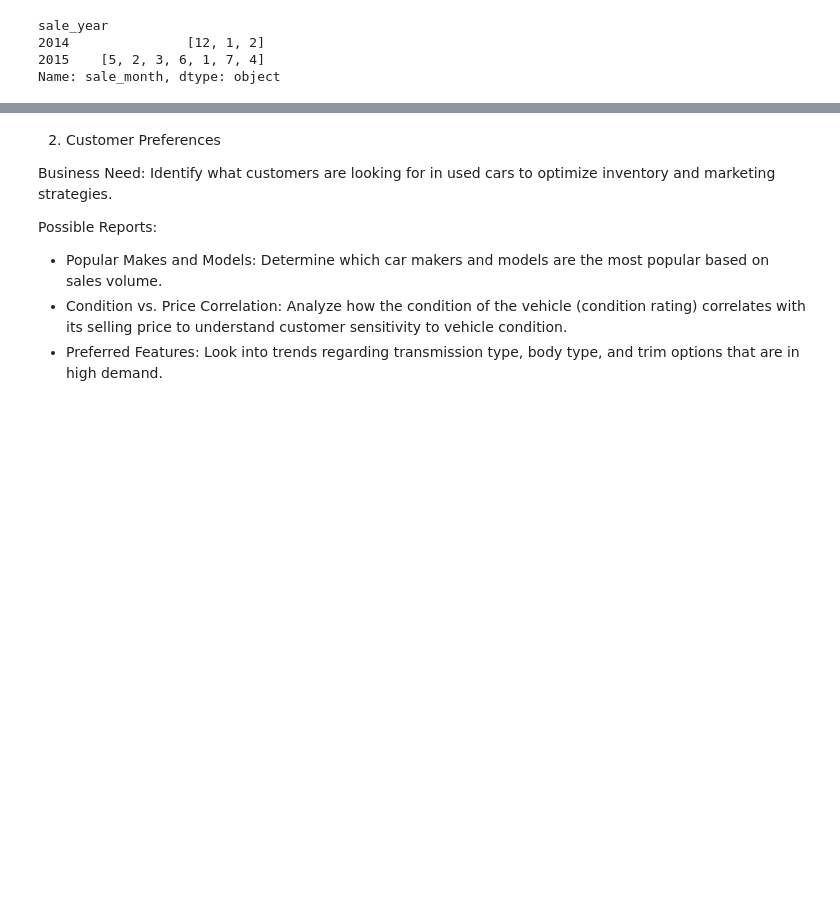
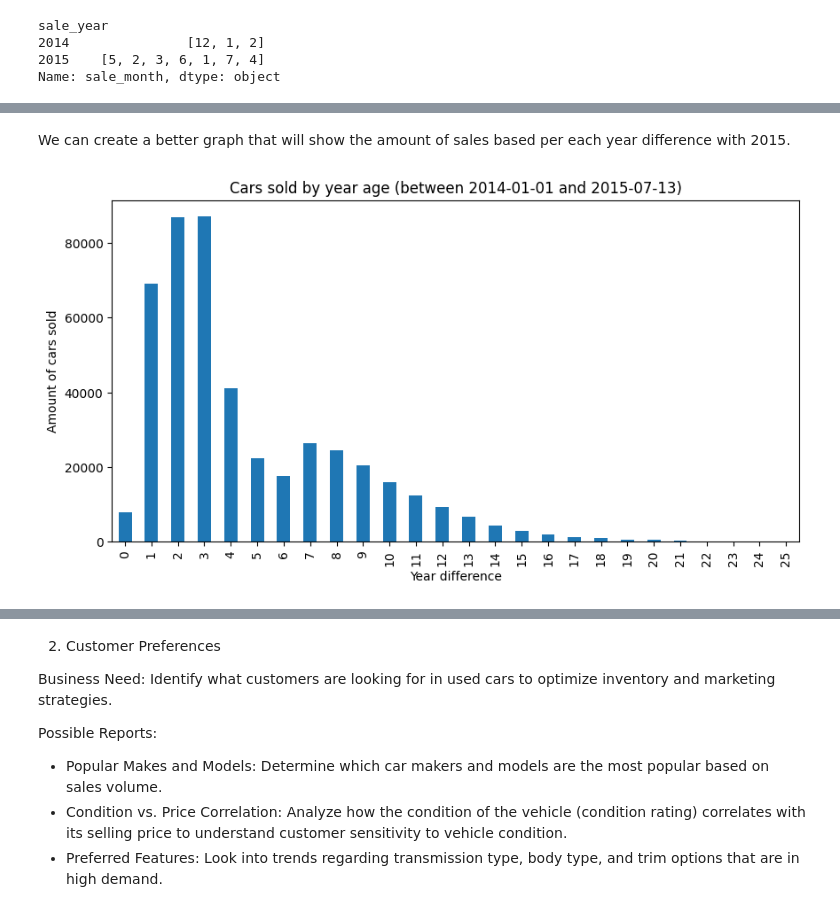
Before and after one commit to wizard86pz/cars_sales_us, a Jupyter notebook: ETL_cars.ipynb, the cells around one changed output, grey strips where cells are left out. Drawn from its saved outputs; the diff is of its cells as text; code cells hidden in the pictures; blank space fills up the shorter version.

```diff
--- a/ETL_cars.ipynb
+++ b/ETL_cars.ipynb
@@ -517,0 +544,12 @@ There are holes in the months: there are no data from March to november in 2014,
+# %% [markdown]
+We can create a better graph that will show the amount of sales based per each year difference with 2015.
+# %%
+#let's create a graph the amount of sold cars by year difference between the 2015 and the model year
+diff_years = 2015 - df_clean['my'].dt.year
+diff_years.value_counts().sort_index().plot(kind='bar', figsize=(10,5))
+plt.title('Cars sold by year age (between '+ str(min_date) + ' and ' + str(max_date) + ')')
+plt.xlabel('Year difference')
+plt.ylabel('Amount of cars sold')
+plt.show()
+# %% [output]
+[figure, added]
```
Also changed, not shown: parts of 14 cells of this notebook, 1 other file.
